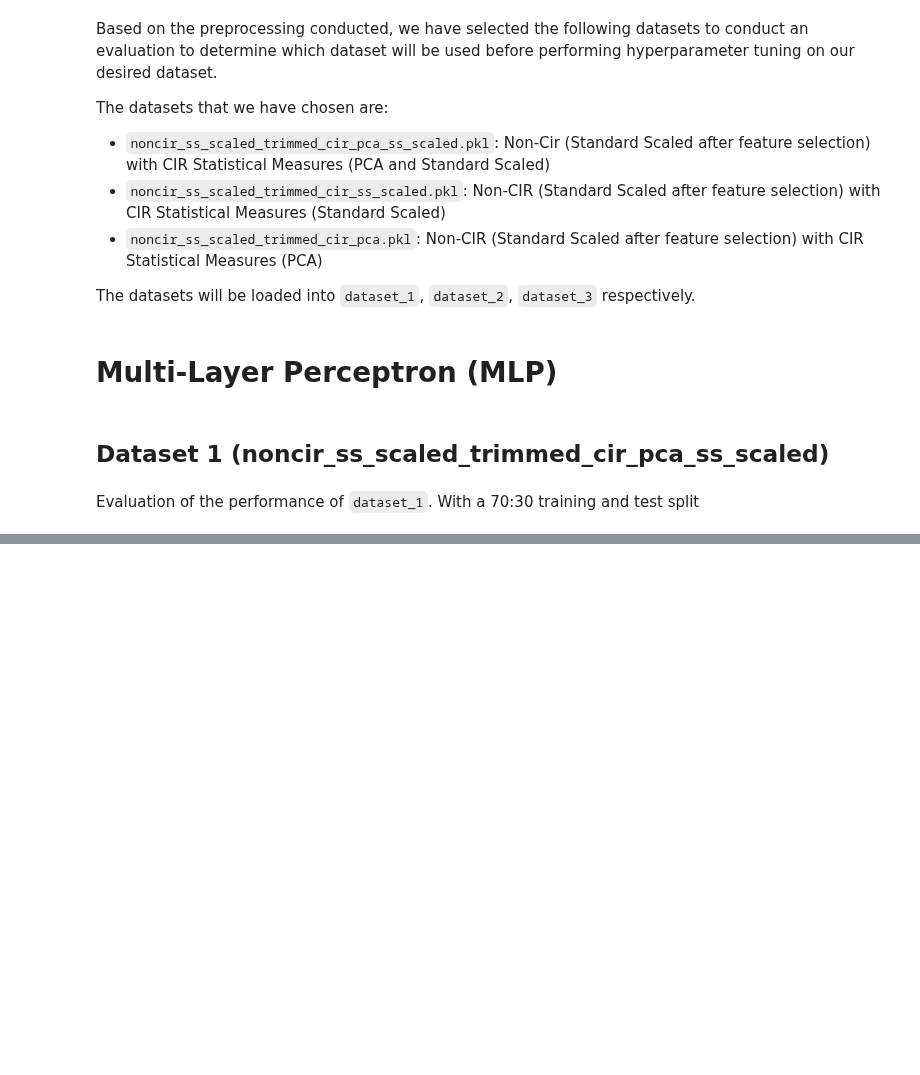
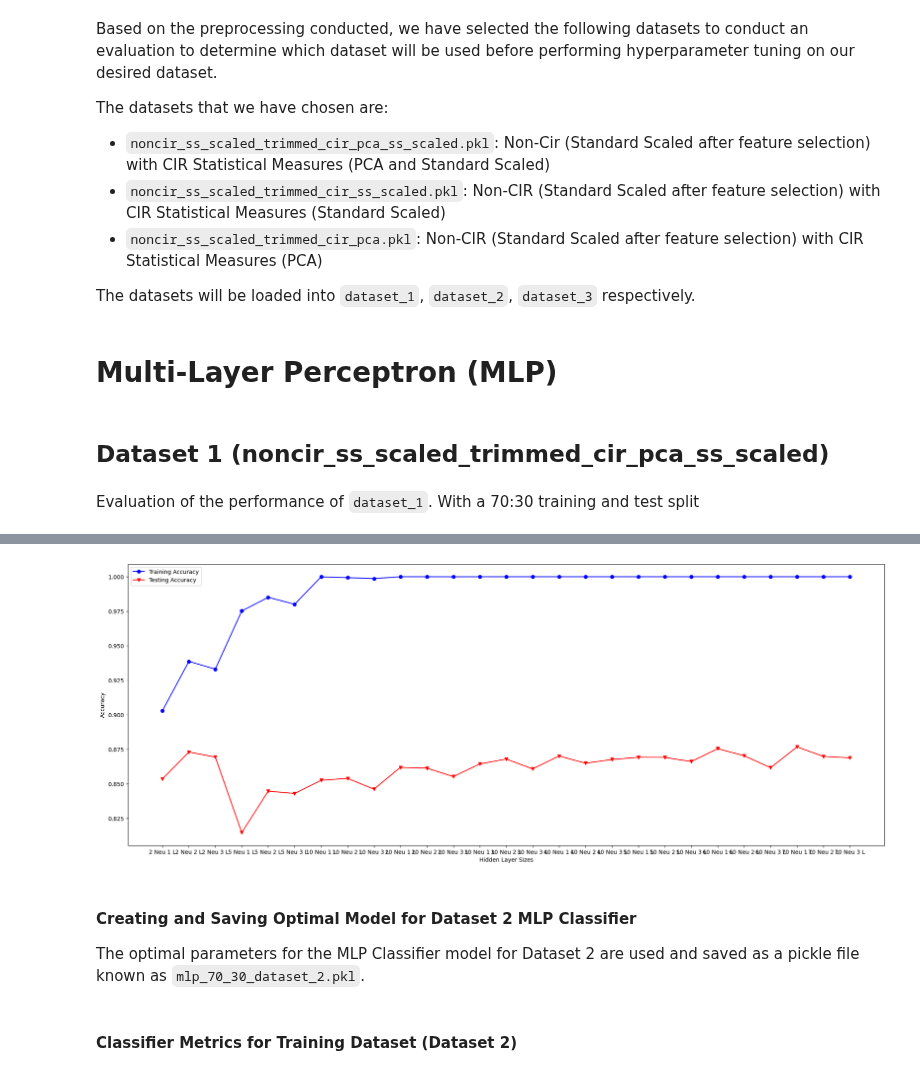
Before and after one commit to ptrpfa/UWB-LOS-NLOS-Classification, a Jupyter notebook: data_mining_mlp.ipynb, the cells around one changed output, grey strips where cells are left out. Drawn from its saved outputs; the diff is of its cells as text; code cells hidden in the pictures; blank space fills up the shorter version.

Commit message:
MLP Classifiers completed

```diff
--- a/data_mining_mlp.ipynb
+++ b/data_mining_mlp.ipynb
@@ -103,10 +128,11 @@ for mean, std, params in zip(means, stds, clf.cv_results_['params']):
 # %%
-clf = MLPClassifier(activation = 'relu', solver = 'adam', hidden_layer_sizes = (50), random_state = 12, max_iter = 1000)
+# Create a SVM Classifier with the kernel of linear for linear hyperplane
+clf = MLPClassifier(hidden_layer_sizes = (5, 5, 5), activation = 'relu', learning_rate = 'constant', solver = 'adam', max_iter = 1000, random_state = RANDOM_STATE)
 
 clf.fit(x_train, y_train)
 
 y_train_pred = clf.predict(x_train)
 y_test_pred = clf.predict(x_test)
 
-
-save_to_pickle(f'{MODEL_FOLDER}/mlp_optimised.pkl', clf, complete_path=False)
+# Export model
+save_to_pickle(f'{MODEL_FOLDER}/mlp_70_30_dataset_1.pkl', clf, complete_path=False)
@@ -155,0 +209,8 @@ plt.show()
+# %%
+# Select the features to be used for Support Vector Classification
+X = dataset_2.drop(columns = 'NLOS')
+Y = dataset_2[['NLOS']].to_numpy()
+Y = Y.reshape(-1)
+
+# Split dataset into 70% training and 30% test
+x_train, x_test, y_train, y_test = train_test_split(X, Y, test_size = TEST_SIZE, random_state = RANDOM_STATE)
@@ -155,0 +241,16 @@ plt.show()
+# %%
+HIDDEN_LAYER_SIZES = [[2], [2, 2], [2, 2, 2], [5], [5, 5], [5, 5, 5], [10], [10, 10], [10, 10, 10], [20], [20, 20], [20, 20, 20], [30], [30, 30], [30, 30, 30], [40], [40, 40], [40, 40, 40], [50], [50, 50], [50, 50, 50], [60], [60, 60], [60, 60, 60], [70], [70, 70], [70, 70, 70]]
+
+training_accuracy = []
+testing_accuracy = []
+
+for hidden_layer_size in HIDDEN_LAYER_SIZES:
+    clf = MLPClassifier(hidden_layer_sizes = hidden_layer_size, activation = 'relu', learning_rate = 'constant', solver = 'adam', max_iter = 1000, random_state = RANDOM_STATE)
+    clf.fit(x_train, y_train)
+    y_train_pred = clf.predict(x_train)
+    y_test_pred = clf.predict(x_test)
+    training_accuracy.append(accuracy_score(y_train, y_train_pred))
+    testing_accuracy.append(accuracy_score(y_test, y_test_pred))
+    print("Hidden Layer Size: ", hidden_layer_size)
+    print("Training Accuracy: ", accuracy_score(y_train, y_train_pred))
+    print("Testing Accuracy: ", accuracy_score(y_test, y_test_pred))
@@ -155,0 +284,17 @@ plt.show()
+# %%
+# L refers to number of Layers and Neu refers to number of Neurons
+hidden_layer_titles = ["2 Neu 1 L", "2 Neu 2 L", "2 Neu 3 L", "5 Neu 1 L", "5 Neu 2 L", "5 Neu 3 L", "10 Neu 1 L", "10 Neu 2 L", "10 Neu 3 L", "20 Neu 1 L", "20 Neu 2 L", "20 Neu 3 L", "30 Neu 1 L", "30 Neu 2 L", "30 Neu 3 L", "40 Neu 1 L", "40 Neu 2 L", "40 Neu 3 L", "50 Neu 1 L", "50 Neu 2 L", "50 Neu 3 L", "60 Neu 1 L", "60 Neu 2 L", "60 Neu 3 L", "70 Neu 1 L", "70 Neu 2 L", "70 Neu 3 L"]
+
+plt.figure(figsize = (24, 9))
+plt.plot(hidden_layer_titles, training_accuracy, color = 'blue', marker = 'o')
+plt.plot(hidden_layer_titles, testing_accuracy, color = 'red', marker = 'v')
+plt.legend(['Training Accuracy', 'Testing Accuracy'])
+plt.ylabel('Accuracy')
+plt.xlabel('Hidden Layer Sizes')
+plt.show()
+# %% [output]
+[figure, added]
+# %% [markdown]
+#### Creating and Saving Optimal Model for Dataset 2 MLP Classifier
+
+The optimal parameters for the MLP Classifier model for Dataset 2 are used and saved as a pickle file known as `mlp_70_30_dataset_2.pkl`.
@@ -155,0 +312,2 @@ plt.show()
+# %% [markdown]
+#### Classifier Metrics for Training Dataset (Dataset 2)
```
Also changed, not shown: parts of 53 cells of this notebook, 4 other files.
